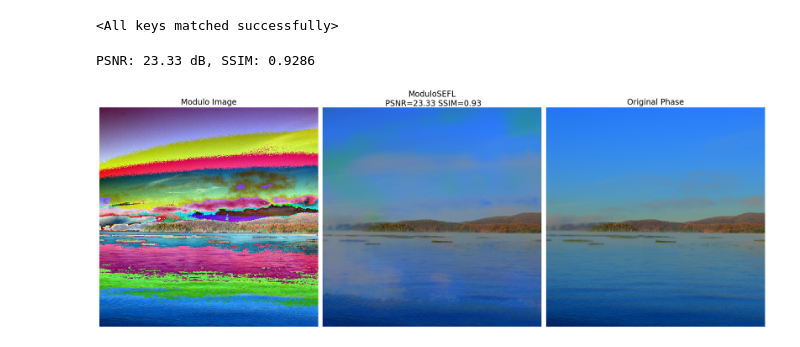
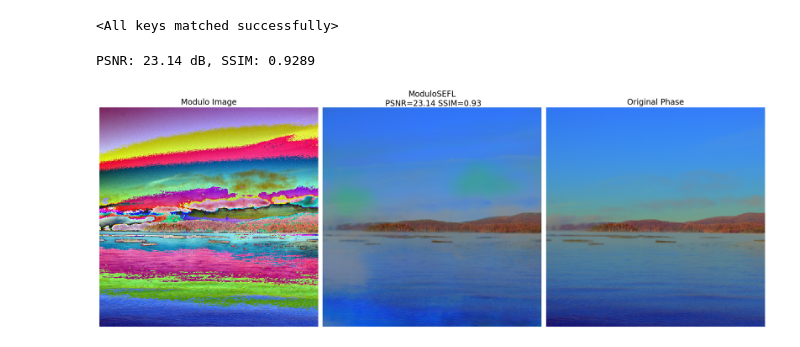
Before and after one commit to bemc22/ModuloSEFL, a Jupyter notebook: demo.ipynb, the cells around one changed output. Cells and saved outputs as stored; diff of their text form; code cells hidden in the pictures.

```diff
--- a/demo.ipynb
+++ b/demo.ipynb
@@ -29,7 +29,8 @@ import matplotlib.pyplot as plt
 import numpy as np
 # %%
 def normalize(x):
-    x = x.clamp(min=0.0) / x.max()
+    x -= torch.min( torch.min(x, dim=-1, keepdim=True)[0] ,dim=-2, keepdim=True)[0]
+    x /= torch.max( torch.max(x, dim=-1, keepdim=True)[0] ,dim=-2, keepdim=True)[0]
     return x
 
 
@@ -72,24 +73,27 @@ with torch.no_grad():
     ssim = ssim_fn(x_rec, x_rgb).item()
     print(f"PSNR: {psnr:.2f} dB, SSIM: {ssim:.4f}")
 # %% [output]
-PSNR: 23.33 dB, SSIM: 0.9286
+PSNR: 23.14 dB, SSIM: 0.9289
 # %%
 # Plot results
 from utils import ToneMapping
 
 tone_map = ToneMapping(factor=0.6)
 x_rec_plot = tone_map(x_rec)
 x_rgb_plot = tone_map(x_rgb)
+
+x_rec_plot /= x_rec_plot.max()
+x_rgb_plot /= x_rgb_plot.max()
 
 
 
 imgs = [modulo_image[0],  x_rec_plot[0], x_rgb_plot[0]]
 titles = [
     "Modulo Image",
     f"ModuloSEFL\n PSNR={psnr:.2f} SSIM={ssim:.2f}",
     "Original Phase",
 ]
 
 dinv.utils.plotting.plot(imgs, titles=titles, cmap="gray", figsize=(20, 10))
 # %% [output]
-[figure, old version]
+[figure, new version]
```
Also changed, not shown: parts of 1 cell of this notebook.
